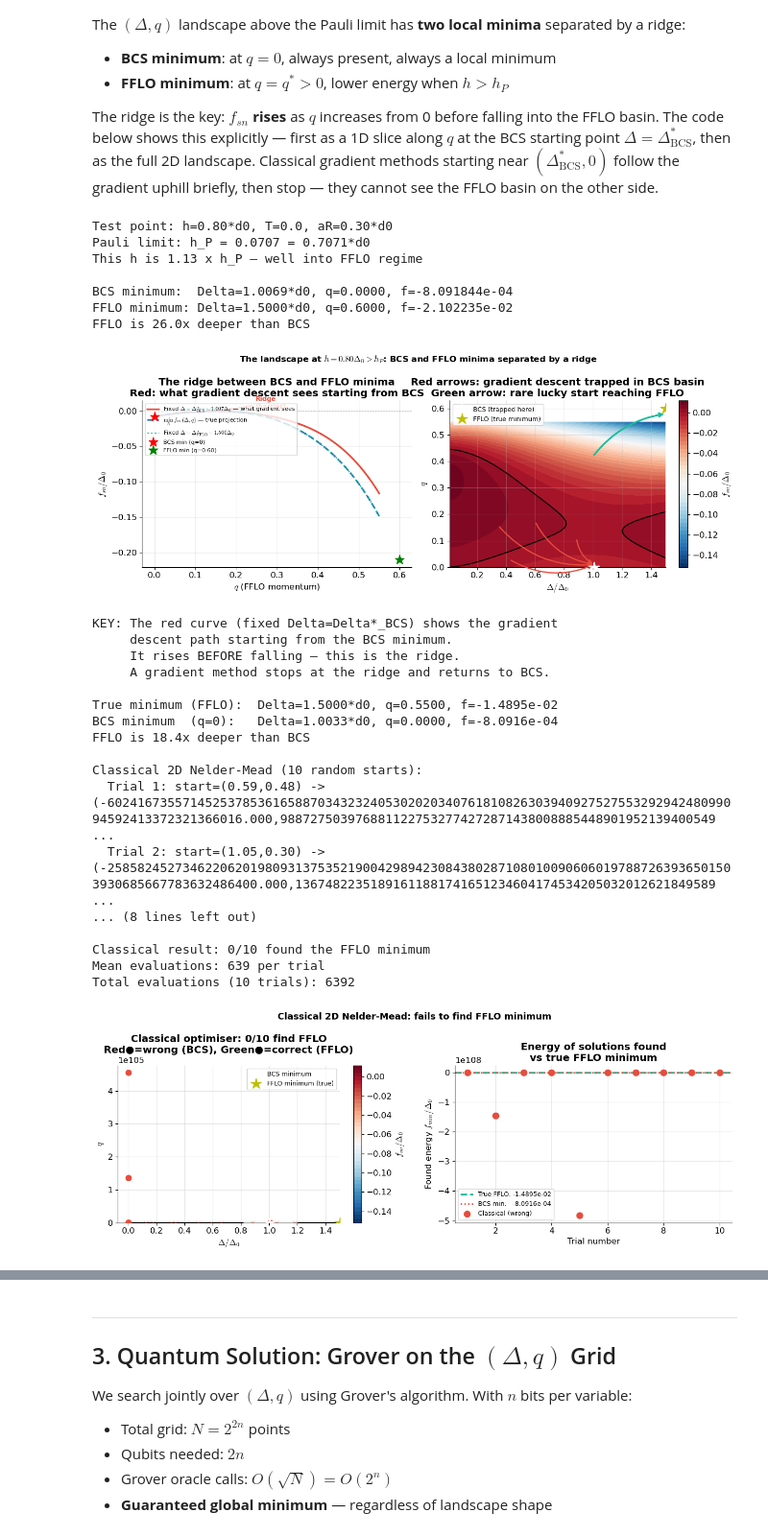
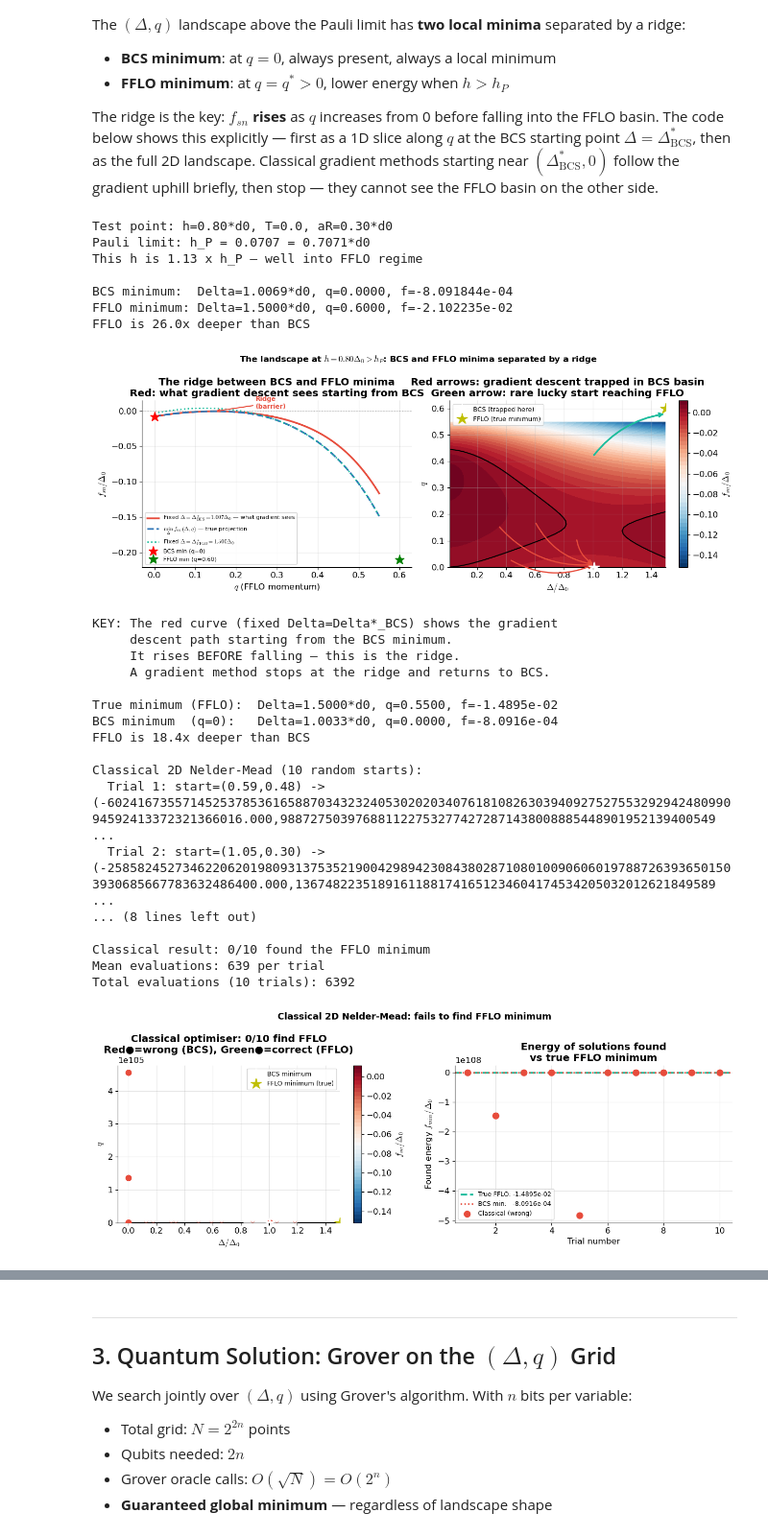
Before and after one commit to Faluke-Aikebaier/quantum-algorithms-condensed-matter, a Jupyter notebook: 07_bcs_fflo_grover.ipynb, the cells around one changed output, grey strips where cells are left out. Shown at 96% size. Cells and saved outputs as stored; diff of their text form; code cells hidden in the pictures.

```diff
--- a/07_bcs_fflo_grover.ipynb
+++ b/07_bcs_fflo_grover.ipynb
@@ -340,7 +340,7 @@ axes[0].set_ylabel(r'$f_{sn} / \Delta_0$')
 axes[0].set_title('The ridge between BCS and FFLO minima\n'
                   'Red: what gradient descent sees starting from BCS',
                   fontweight='bold')
-axes[0].legend(fontsize=8, loc='upper left')
+axes[0].legend(fontsize=8, loc='lower left')
 
 # Panel 2: Full 2D landscape with arrows showing gradient descent
 D_vis = np.linspace(0.001, 0.15, 45)
@@ -466,34 +466,34 @@ energies_wrong = [r['f'] for r in classical_results if not r['found_fflo']]
 energies_right = [r['f'] for r in classical_results if r['found_fflo']]
 axes[1].axhline(true_f/delta_0, color='#1ABC9C', lw=2.5, ls='--',
                 label=f'True FFLO: {true_f:.4e}')
 axes[1].axhline(bcs_f/delta_0,  color='#E74C3C', lw=2,   ls=':',
                 label=f'BCS min:   {bcs_f:.4e}')
 if energies_wrong:
     axes[1].scatter(range(1,len(energies_wrong)+1),
                     [e/delta_0 for e in energies_wrong],
                     color='#E74C3C', s=80, zorder=5, label='Classical (wrong)')
 if energies_right:
     axes[1].scatter(range(len(energies_wrong)+1,11),
                     [e/delta_0 for e in energies_right],
                     color='#1ABC9C', s=80, zorder=5, label='Classical (correct)')
 axes[1].set_xlabel('Trial number')
 axes[1].set_ylabel(r'Found energy $f_{min}/\Delta_0$')
 axes[1].set_title('Energy of solutions found\nvs true FFLO minimum', fontweight='bold')
 axes[1].legend(fontsize=9)
 
 plt.suptitle('Classical 2D Nelder-Mead: fails to find FFLO minimum',
              fontsize=13, fontweight='bold')
 plt.tight_layout()
 plt.show()
 # %% [output]
 Test point: h=0.80*d0, T=0.0, aR=0.30*d0
 Pauli limit: h_P = 0.0707 = 0.7071*d0
 This h is 1.13 x h_P — well into FFLO regime
 
 BCS minimum:  Delta=1.0069*d0, q=0.0000, f=-8.091844e-04
 FFLO minimum: Delta=1.5000*d0, q=0.6000, f=-2.102235e-02
 FFLO is 26.0x deeper than BCS
-[figure, old version]
+[figure, new version]
 KEY: The red curve (fixed Delta=Delta*_BCS) shows the gradient
      descent path starting from the BCS minimum.
      It rises BEFORE falling — this is the ridge.
```
Also changed, not shown: parts of 8 cells of this notebook.
